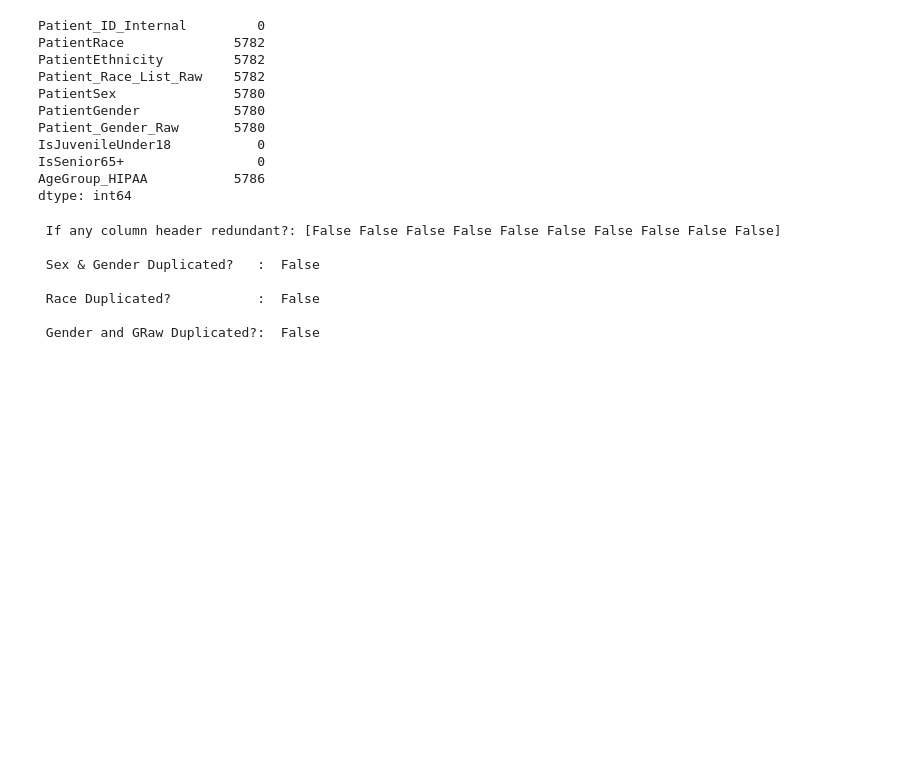
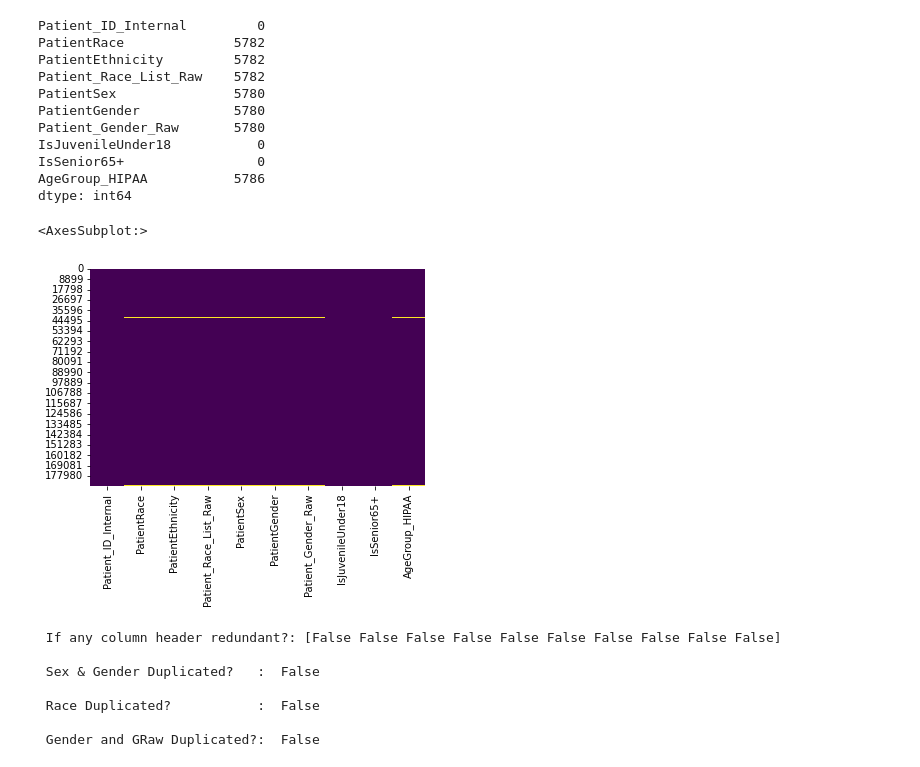
Before and after one commit to blesssong2020/Fairfax-Consultants---Summer2022-DEAN690, a Jupyter notebook: FFConsultants.ipynb, the cells around one changed output. Drawn from its saved outputs; the diff is of its cells as text; code cells hidden in the pictures; blank space fills up the shorter version.

```diff
--- a/FFConsultants.ipynb
+++ b/FFConsultants.ipynb
@@ -189,6 +195,12 @@ IsJuvenileUnder18           0
 IsSenior65+                 0
 AgeGroup_HIPAA           5786
 dtype: int64
+# %%
+#With the help of heatmap, we can see the amount of data that is missing from the attribute
+sns.heatmap(PatDemo.isnull(),cbar=False,cmap='viridis')
+# %% [output]
+<AxesSubplot:>
+[figure, added]
 # %%
 #Check if any columns or values are duplicated.
 
```
Also changed, not shown: parts of 32 cells of this notebook.
